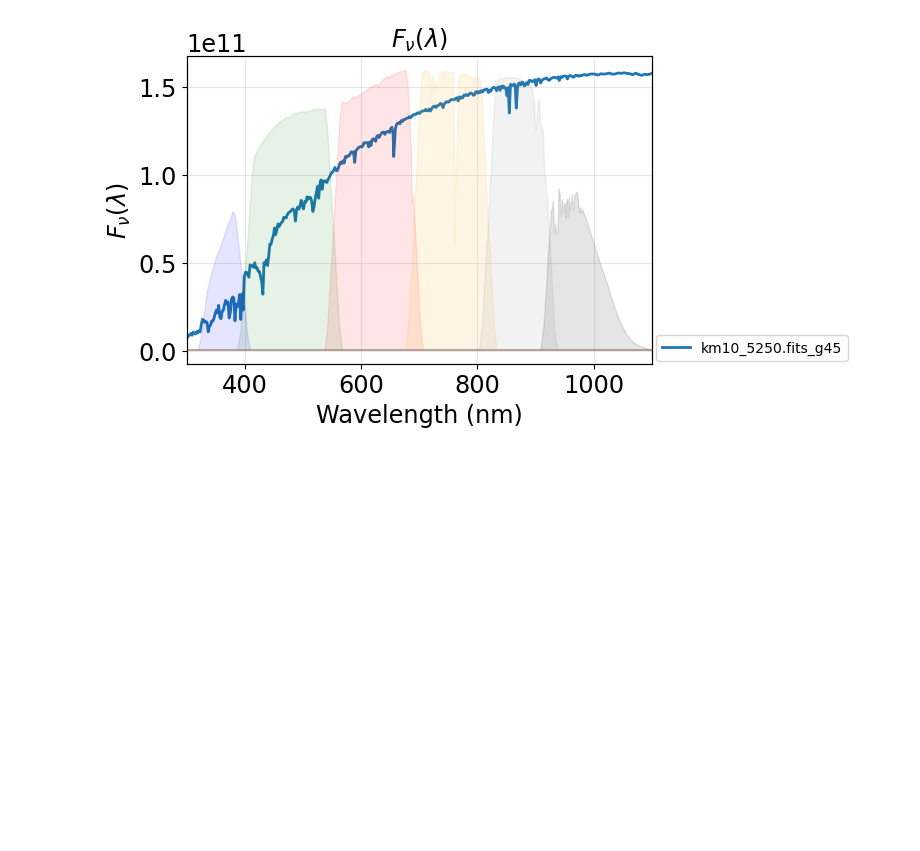
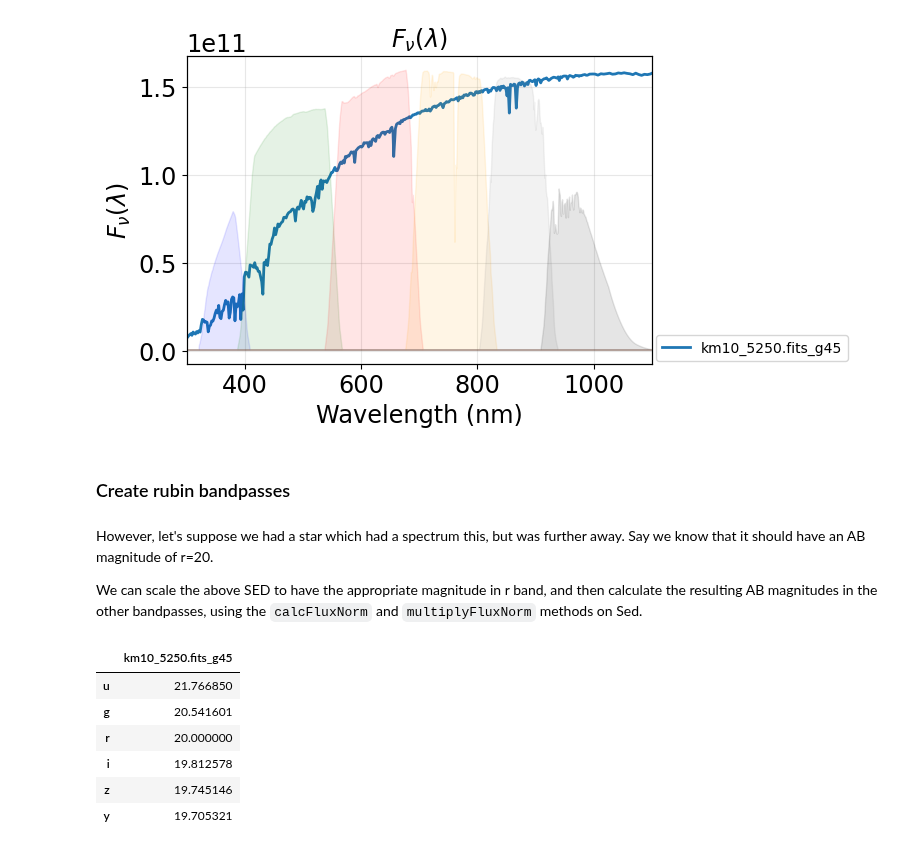
Before and after one commit to sylvielsstfr/RubinLSSTPhotometricCorrTuto, a Jupyter notebook: notebooks/01_AtmosphericParamExtraction/01a_IntroAtmosphericTransparency.ipynb, the cells around one changed output. Saved outputs shown, nothing was run; the diff lists cells and outputs as text; code cells hidden in the pictures; blank space fills up the shorter version.

```diff
--- a/notebooks/01_AtmosphericParamExtraction/01a_IntroAtmosphericTransparency.ipynb
+++ b/notebooks/01_AtmosphericParamExtraction/01a_IntroAtmosphericTransparency.ipynb
@@ -426,3 +420,5 @@ for ifilt in range(NFILT):
     ax2.set_yticks([])
 # %% [output]
 [figure]
+# %% [markdown]
+### Create rubin bandpasses
@@ -428,0 +431,4 @@ for ifilt in range(NFILT):
+# %% [markdown]
+However, let's suppose we had a star which had a spectrum this, but was further away. Say we know that it should have an AB magnitude of r=20.
+
+We can scale the above SED to have the appropriate magnitude in r band, and then calculate the resulting AB magnitudes in the other bandpasses, using the `calcFluxNorm` and `multiplyFluxNorm` methods on Sed.
@@ -428,0 +443,14 @@ for ifilt in range(NFILT):
+# %%
+mags = {}
+for index,f in enumerate(filter_tagnames) :
+    mags[f] = seds[sed_name].calcMag(lsst[f])
+
+pd.DataFrame(mags, index=[sed_name]).T
+# %% [output]
+|  | km10_5250.fits_g45 |
+| u | 21.766850 |
+| g | 20.541601 |
+| r | 20.000000 |
+| i | 19.812578 |
+| z | 19.745146 |
+| y | 19.705321 |
```
Also changed, not shown: parts of 11 cells of this notebook.
